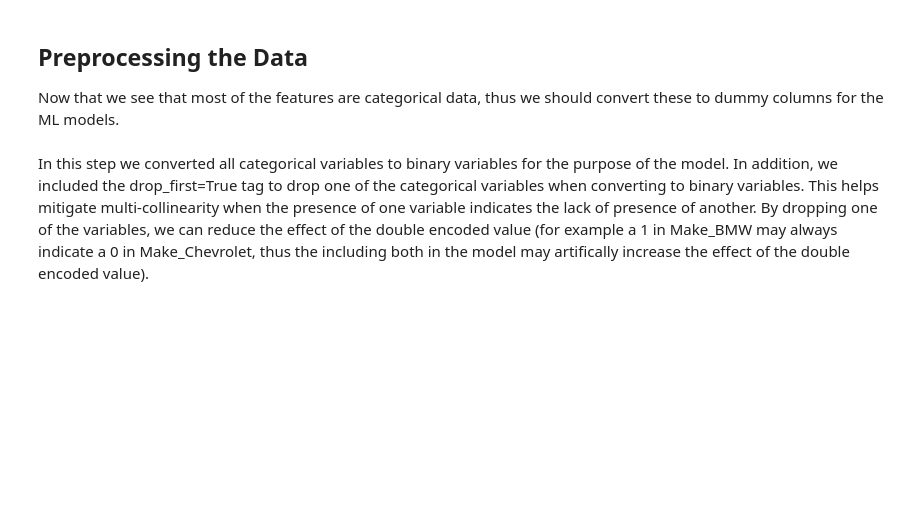
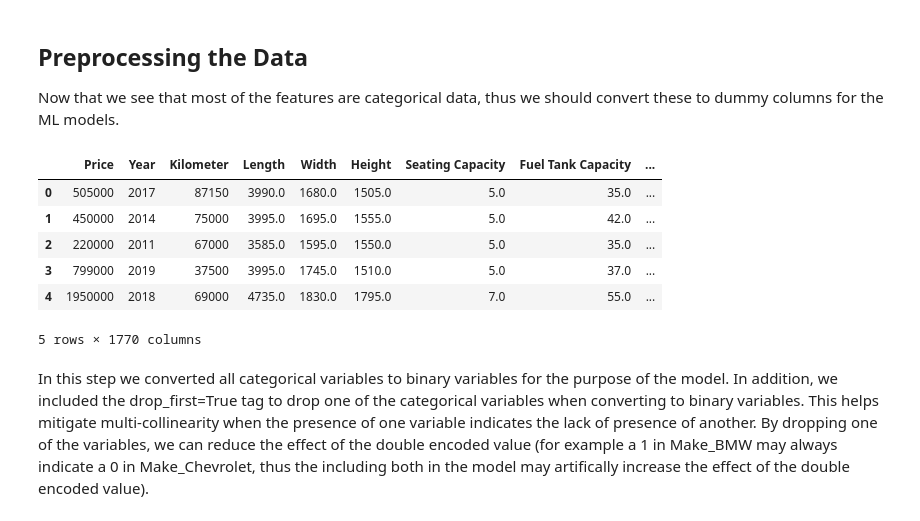
Before and after one commit to oliverfanderson/python-used-car-sales, a Jupyter notebook: Final_Project.ipynb, the cells around one changed output. Cells and saved outputs as stored; diff of their text form; code cells hidden in the pictures; blank space fills up the shorter version.

```diff
--- a/Final_Project.ipynb
+++ b/Final_Project.ipynb
@@ -176,10 +176,18 @@ Now that we see that most of the features are categorical data, thus we should c
 # %%
 # lets engineer dummy colums from the categorical variables
 # first lets get the list of all the categorical variables
 categorical_columns = usedcars.select_dtypes(include=['object']).columns
 # then lets convert these to dummies using pd.get_dummies
-usedcars = pd.get_dummies(usedcars, columns=categorical_columns, drop_first=True) # drop_first=True set to avoid potential collinearity issues
+usedcars_ML = pd.get_dummies(usedcars, columns=categorical_columns, drop_first=True) # drop_first=True set to avoid potential collinearity issues
 # now check if the change worked correctly
-usedcars.head() # looks good
+usedcars_ML.head() # looks good
+# %% [output]
+|  | Price | Year | Kilometer | Length | Width | Height | Seating Capacity | Fuel Tank Capacity | ... |
+| 0 | 505000 | 2017 | 87150 | 3990.0 | 1680.0 | 1505.0 | 5.0 | 35.0 | ... |
+| 1 | 450000 | 2014 | 75000 | 3995.0 | 1695.0 | 1555.0 | 5.0 | 42.0 | ... |
+| 2 | 220000 | 2011 | 67000 | 3585.0 | 1595.0 | 1550.0 | 5.0 | 35.0 | ... |
+| 3 | 799000 | 2019 | 37500 | 3995.0 | 1745.0 | 1510.0 | 5.0 | 37.0 | ... |
+| 4 | 1950000 | 2018 | 69000 | 4735.0 | 1830.0 | 1795.0 | 7.0 | 55.0 | ... |
+5 rows × 1770 columns
 # %% [markdown]
 In this step we converted all categorical variables to binary variables for the purpose of the model. In addition, we included the drop_first=True tag to drop one of the categorical variables when converting to binary variables. This helps mitigate multi-collinearity when the presence of one variable indicates the lack of presence of another. By dropping one of the variables, we can reduce the effect of the double encoded value (for example a 1 in Make_BMW may always indicate a 0 in Make_Chevrolet, thus the including both in the model may artifically increase the effect of the double encoded value).
```
Also changed, not shown: parts of 6 cells of this notebook.
